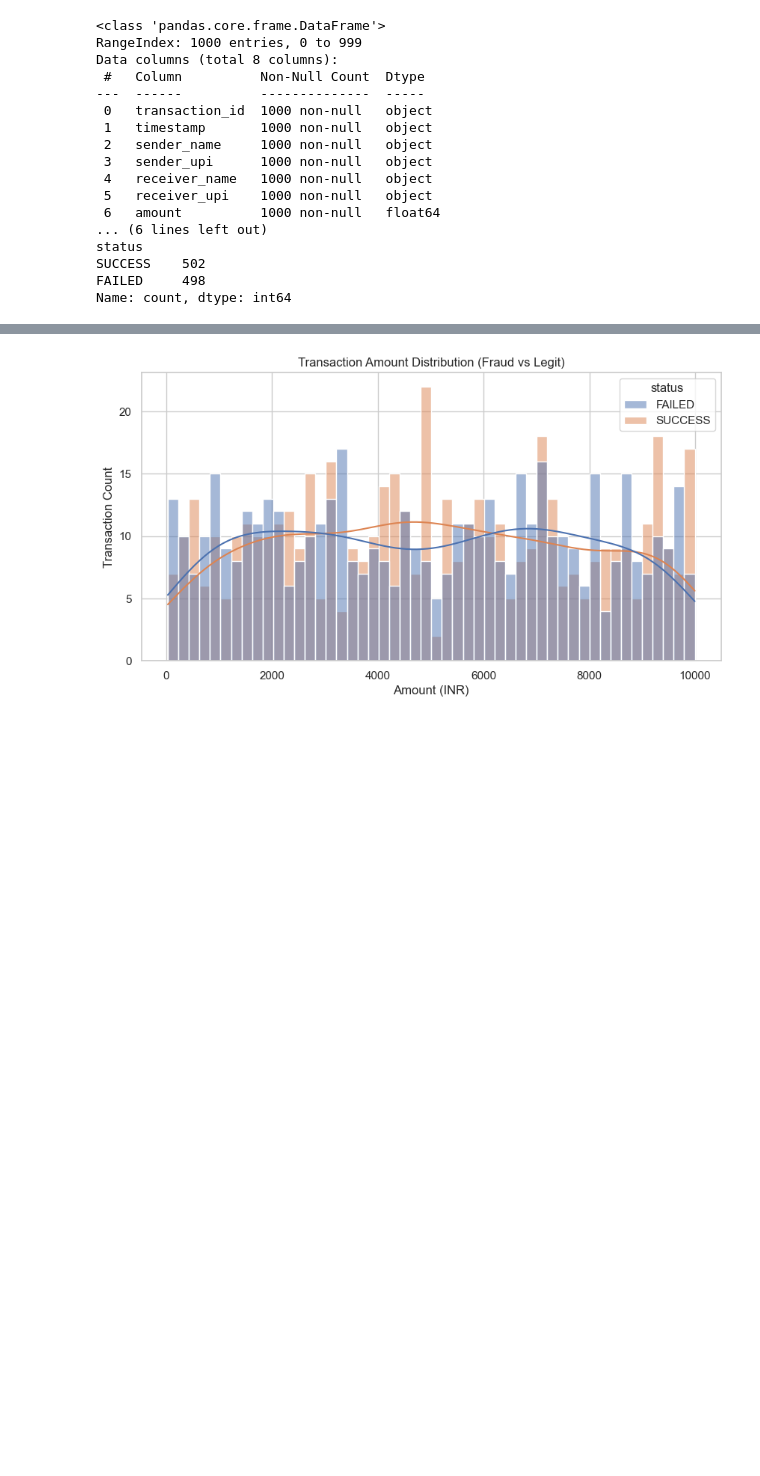
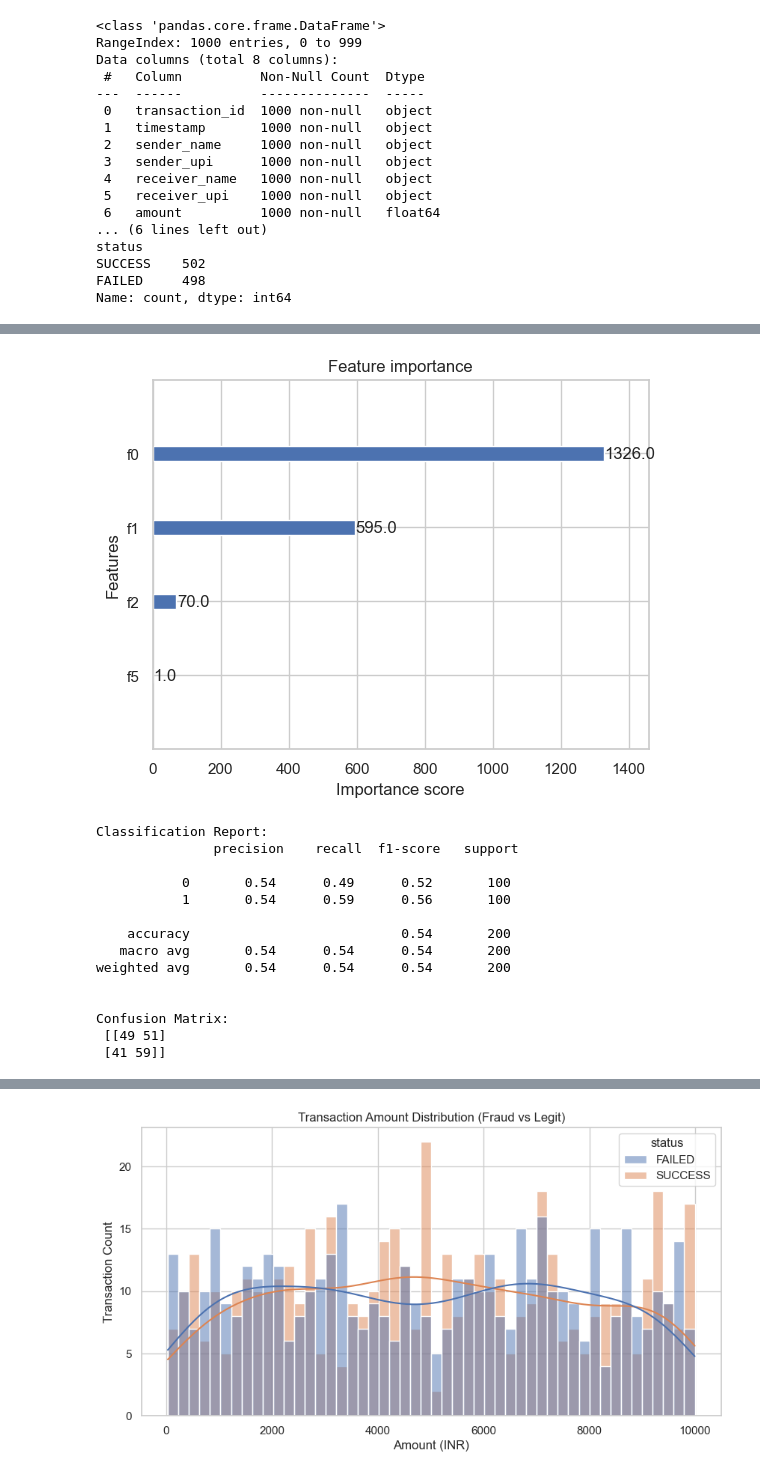
Before and after one commit to samridhixgarg/upiFraudDetection, a Jupyter notebook: main.ipynb, the cells around one changed output, grey strips where cells are left out. Drawn from its saved outputs; the diff is of its cells as text; code cells hidden in the pictures; blank space fills up the shorter version.

```diff
--- a/main.ipynb
+++ b/main.ipynb
@@ -77,0 +287,11 @@ Name: count, dtype: int64
+# %%
+from imblearn.over_sampling import SMOTE
+
+smote = SMOTE(random_state=42)
+X_train_resampled, y_train_resampled = smote.fit_resample(X_train, y_train)
+
+from sklearn.preprocessing import StandardScaler
+
+scaler = StandardScaler()
+X_train_scaled = scaler.fit_transform(X_train_resampled)
+X_test_scaled = scaler.transform(X_test)
@@ -77,0 +342,34 @@ Name: count, dtype: int64
+# %%
+from xgboost import XGBClassifier
+from sklearn.metrics import classification_report, confusion_matrix
+
+xgb = XGBClassifier(random_state=42)
+xgb.fit(X_train_scaled, y_train_resampled)
+
+y_pred = xgb.predict(X_test_scaled)
+
+import matplotlib.pyplot as plt
+from xgboost import plot_importance
+
+plot_importance(xgb, max_num_features=10)
+plt.show()
+
+# Evaluate
+print("Classification Report:\n", classification_report(y_test, y_pred))
+print("\nConfusion Matrix:\n", confusion_matrix(y_test, y_pred))
+# %% [output]
+[figure, added]
+Classification Report:
+               precision    recall  f1-score   support
+
+           0       0.54      0.49      0.52       100
+           1       0.54      0.59      0.56       100
+
+    accuracy                           0.54       200
+   macro avg       0.54      0.54      0.54       200
+weighted avg       0.54      0.54      0.54       200
+
+
+Confusion Matrix:
+ [[49 51]
+ [41 59]]
```
Also changed, not shown: parts of 19 cells of this notebook, 1 other file.
